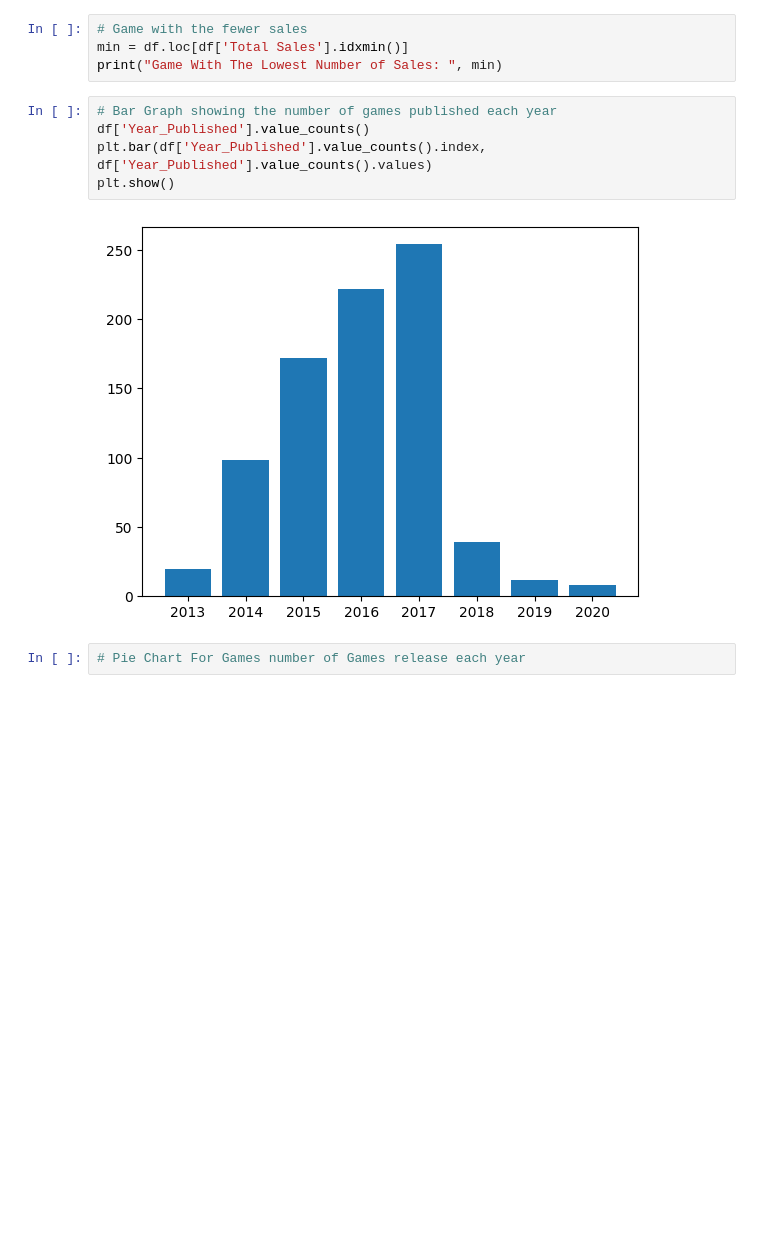
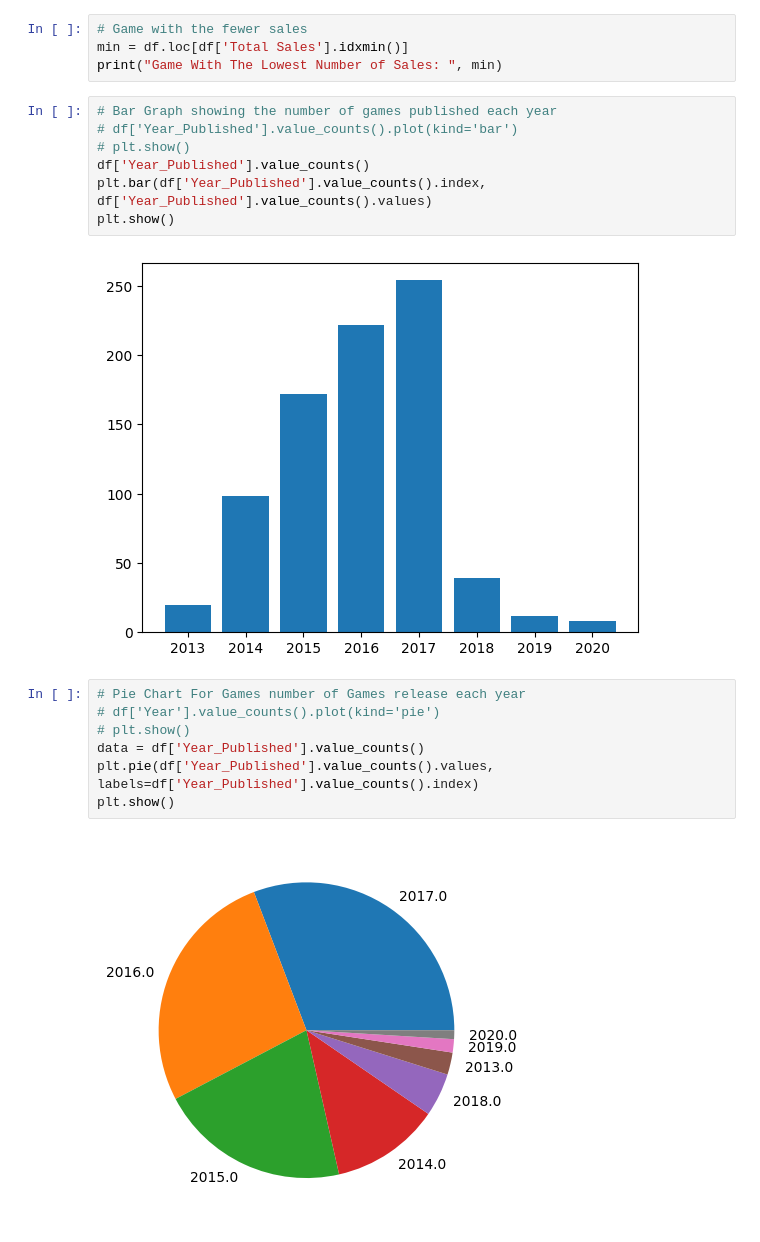
Before and after one commit to llawlaw23/30-Day-ML-Bootcamp---Supervised-Learning-Data-Exploration, a Jupyter notebook: Day 2 to 4/Data Analysis/Analysis on PS4 sales.ipynb, the cells around one changed output. Cells and saved outputs as stored; diff of their text form; blank space fills up the shorter version.

```diff
--- a/Day 2 to 4/Data Analysis/Analysis on PS4 sales.ipynb
+++ b/Day 2 to 4/Data Analysis/Analysis on PS4 sales.ipynb
@@ -111,6 +111,8 @@ min = df.loc[df['Total Sales'].idxmin()]
 print("Game With The Lowest Number of Sales: ", min)
 # %%
 # Bar Graph showing the number of games published each year
+# df['Year_Published'].value_counts().plot(kind='bar')
+# plt.show()
 df['Year_Published'].value_counts()
 plt.bar(df['Year_Published'].value_counts().index, df['Year_Published'].value_counts().values)
 plt.show()
@@ -118,3 +120,10 @@ plt.show()
 [figure]
 # %%
 # Pie Chart For Games number of Games release each year
+# df['Year'].value_counts().plot(kind='pie')
+# plt.show()
+data = df['Year_Published'].value_counts()
+plt.pie(df['Year_Published'].value_counts().values, labels=df['Year_Published'].value_counts().index)
+plt.show()
+# %% [output]
+[figure, added]
```
